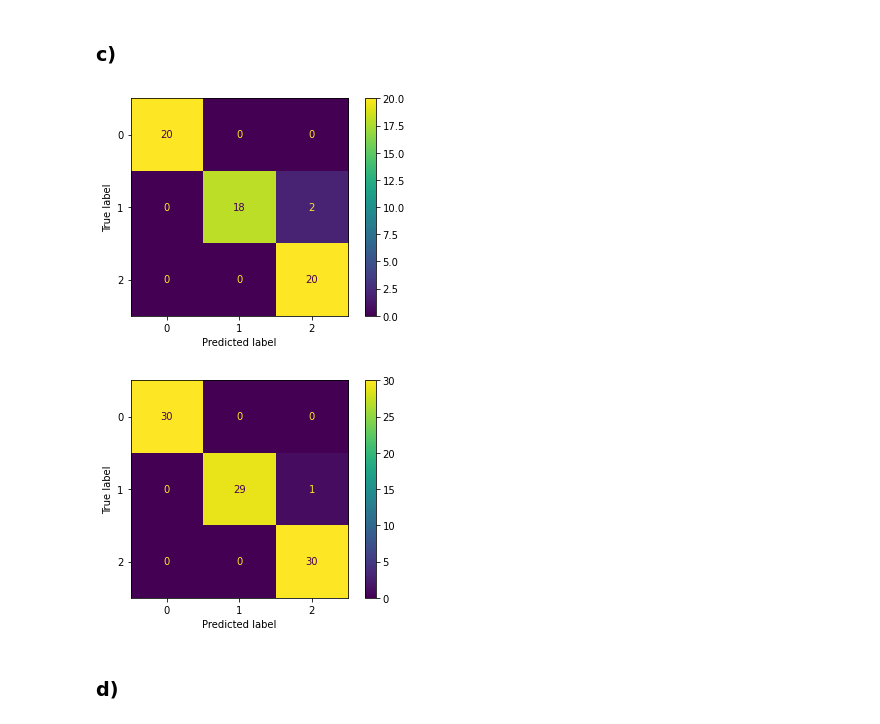
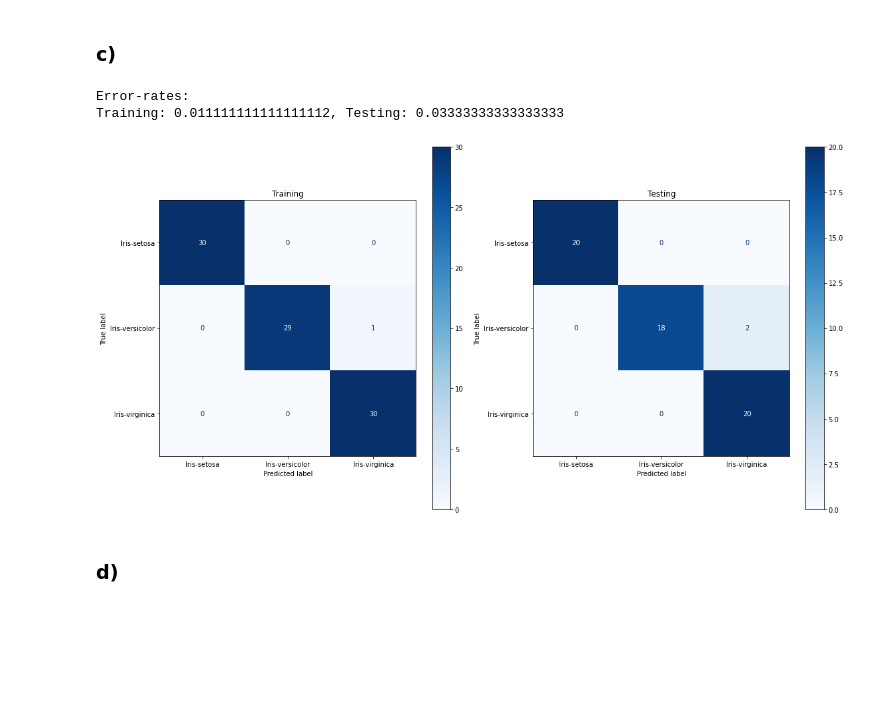
Before and after one commit to simon-cmyk/Classifier, a Jupyter notebook: Iris.ipynb, the cells around one changed output. Saved outputs shown, nothing was run; the diff lists cells and outputs as text; code cells hidden in the pictures; blank space fills up the shorter version.

Commit message:
Improve ConfusionMatrix, calculate error rates

```diff
--- a/Iris.ipynb
+++ b/Iris.ipynb
@@ -72,3 +74,5 @@ IRIS_Dataset = Dataset(Instances)
+# %%
+IRIS_Dataset = loadDataSet([0, 1, 2, 3])
 # %% [markdown]
 ### b) Training a linear classifier
 # %% [markdown]
@@ -152,5 +178,6 @@ def sigmoid(x):
 Hyperparameters, step length and number of epochs
 '''
 alpha = 0.01
-n = 15000
-W_0 = np.random.randn(3, 5)
+n = 10000
+W_0 = np.zeros((3, 5))
+W = TrainClassifier(IRIS_Dataset, alpha, n, W_0)
@@ -157,18 +190,0 @@ W_0 = np.random.randn(3, 5)
-# %%
-W = W_0
-MSEs = []
-for i in range(n):
-    Gradient_MSE = np.zeros((3, 5))
-    MSE = 0
-    for index in range(n_classes * n_training):
-        x_k = IRIS_Dataset.data["training"]["features"][index]
-        x_k = np.append(x_k, 1)
-        z_k = np.dot(W, x_k)
-        g_k = sigmoid(z_k)
-        t_k = IRIS_Dataset.data["training"]["targets"][index]
-        MSE += 1/2 * np.dot((g_k - t_k).T,(g_k - t_k))
-        Gradient_MSE += np.outer((g_k - t_k)*g_k*(np.ones((1,3))-g_k), x_k.T)
-    W = W - alpha * Gradient_MSE
-    MSEs.append(MSE)
-print(f"Our choice of W:\n {W}")
-print(f"MSE in first iteration {MSEs[0]}, and last iteration {MSEs[-1]}")
@@ -201,16 +222,26 @@ for index in range(n_classes * n_training):
+# %%
+def PlotConfusionMatrix(matrix):
+    fig, ax = plt.subplots(1, 2, figsize=(16,8))
+    ax[0].set_title("Training")
+    ax[1].set_title("Testing")
+    metrics.ConfusionMatrixDisplay(confusion_matrix=matrix["training"],
+                                   display_labels=IRIS_Dataset.classes_names,
+                                   ).plot(ax=ax[0], cmap="Blues")
+    metrics.ConfusionMatrixDisplay(confusion_matrix=matrix["testing"],
+                                   display_labels=IRIS_Dataset.classes_names,
+                                   ).plot(ax=ax[1], cmap="Blues")
+    plt.tight_layout()
+    plt.show()
 # %% [markdown]
 ### c)
-# %%
-cm_train_display = metrics.ConfusionMatrixDisplay(confusion_matrix=ConfMatrices["training"])
-cm_test_display = metrics.ConfusionMatrixDisplay(confusion_matrix=ConfMatrices["testing"])
-
-cm_test_display.plot()
-plt.show()
-cm_train_display.plot()
-plt.show()
-# %% [output]
-[figure, removed]
-[figure, removed]
+# %%
+ConfMatrix = TestClassifier(IRIS_Dataset, W)
+
+PlotConfusionMatrix(ConfMatrix)
+# %% [output]
+Error-rates:
+Training: 0.011111111111111112, Testing: 0.03333333333333333
+[figure, added]
 # %% [markdown]
 ### d)
 # %%
```
Also changed, not shown: parts of 27 cells of this notebook.
